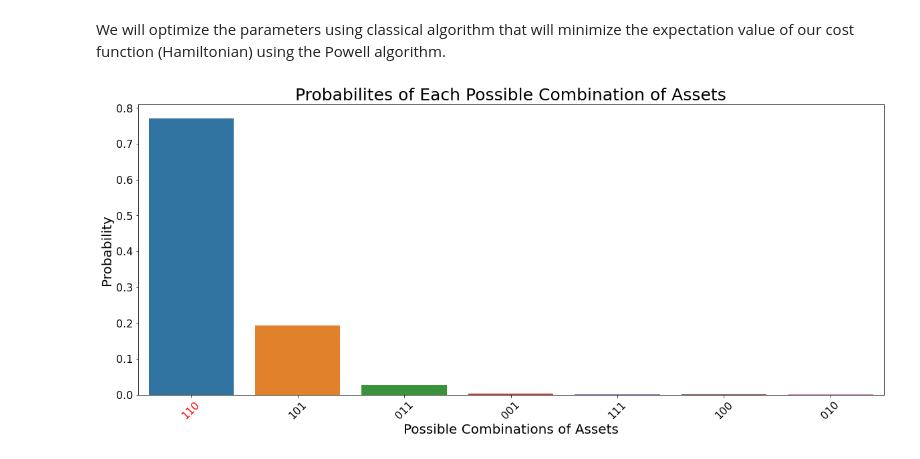
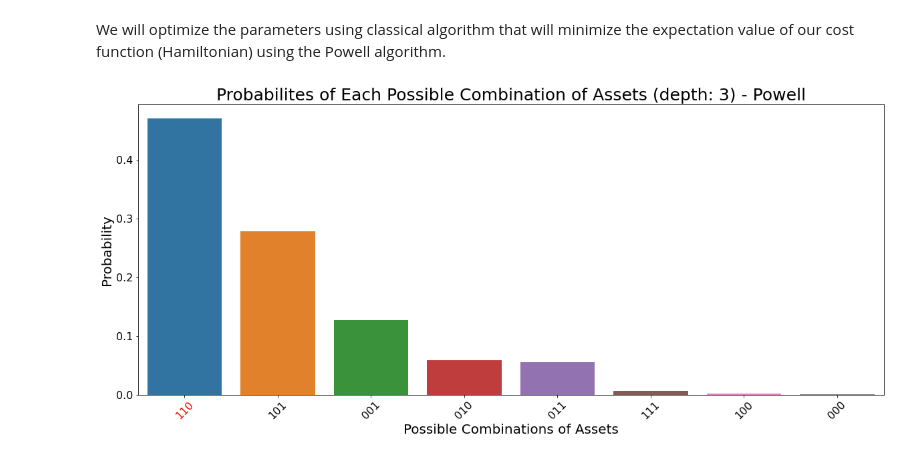
Before and after one commit to jimphon88/quantum-computing, a Jupyter notebook: mean variance optimization qaoa.ipynb, the cells around one changed output. Cells and saved outputs as stored; diff of their text form; code cells hidden in the pictures.

Commit message:
exam expectation value vs depth

```diff
--- a/mean variance optimization qaoa.ipynb
+++ b/mean variance optimization qaoa.ipynb
@@ -586,8 +586,8 @@ def get_expectation(n,J,h,p=1, shots=2500, backend="statevector_simulator"):
 from scipy.optimize import minimize
 from random import gauss as randnorm
 # %%
-depth = 8
-backend_sim = "statevector_simulator"
+depth = 3
+# backend_sim = "statevector_simulator"
 backend_sim = "qasm_simulator"
 expectation = get_expectation(n,J,h,p=depth, shots=shots, backend=backend_sim)
 beta_init  = 2
@@ -611,18 +611,18 @@ counts  ={k: v for k, v in sorted(counts.items(),
 # %%
 fig, ax = plt.subplots(figsize=(20, 8))
 state = list(counts.keys())
 freq  = list(counts.values())
 freq  = [f/shots for f in freq]
 optimized_value = sns.barplot(x=state, y=freq)
 for _,item in enumerate(optimized_value.get_xticklabels()):
     item.set_rotation(45)
     if item.get_text() == ''.join(str(s) for s in gurobi):
         ax.get_xticklabels()[_].set_color("red")
-ax.set_title("Probabilites of Each Possible Combination of Assets", fontsize=25) # Probability of Max Return at given risk level
+ax.set_title(f"Probabilites of Each Possible Combination of Assets (depth: {depth}) - Powell", fontsize=25) # Probability of Max Return at given risk level
 ax.set_xlabel('Possible Combinations of Assets',fontsize =20)
 ax.tick_params(axis='x',labelsize=16)
 ax.tick_params(axis='y',labelsize=16)
 ax.set_ylabel('Probability',fontsize = 20)
 plt.show()
 # %% [output]
-[figure, old version]
+[figure, new version]
```
Also changed, not shown: parts of 19 cells of this notebook.
